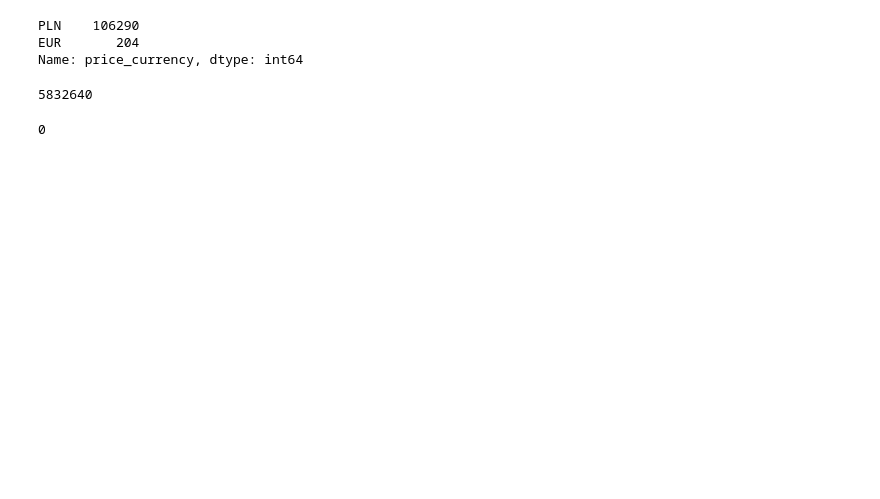
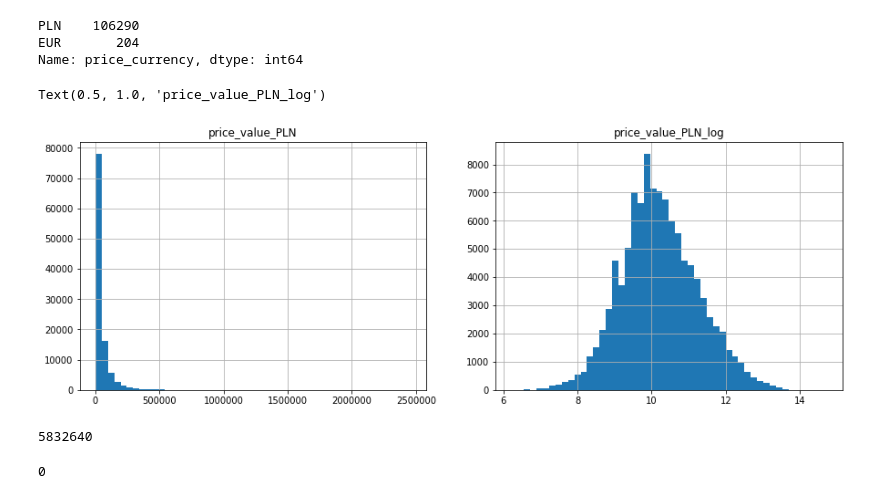
Before and after one commit to JakubStanczak/Car_price_predict, a Jupyter notebook: Car_price.ipynb, the cells around one changed output. Cells and saved outputs as stored; diff of their text form; code cells hidden in the pictures; blank space fills up the shorter version.

```diff
--- a/Car_price.ipynb
+++ b/Car_price.ipynb
@@ -52,0 +66,13 @@ df['price_value_PLN'] = df[['price_currency', 'price_value']].apply(normalize_pr
+# %%
+# It seems that sing logarithm of target variable is worth looking into
+
+plt.figure(figsize=(15,5))
+plt.subplot(1,2,1)
+df['price_value_PLN'].hist(bins=50);
+plt.title('price_value_PLN')
+plt.subplot(1,2,2)
+np.log1p(df['price_value_PLN']).hist(bins=50);
+plt.title('price_value_PLN_log')
+# %% [output]
+Text(0.5, 1.0, 'price_value_PLN_log')
+[figure, added]
```
Also changed, not shown: parts of 91 cells of this notebook.
